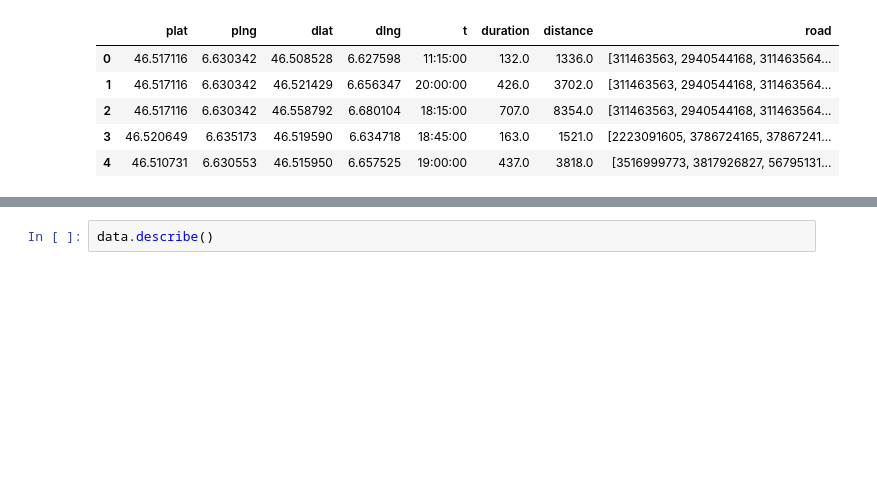
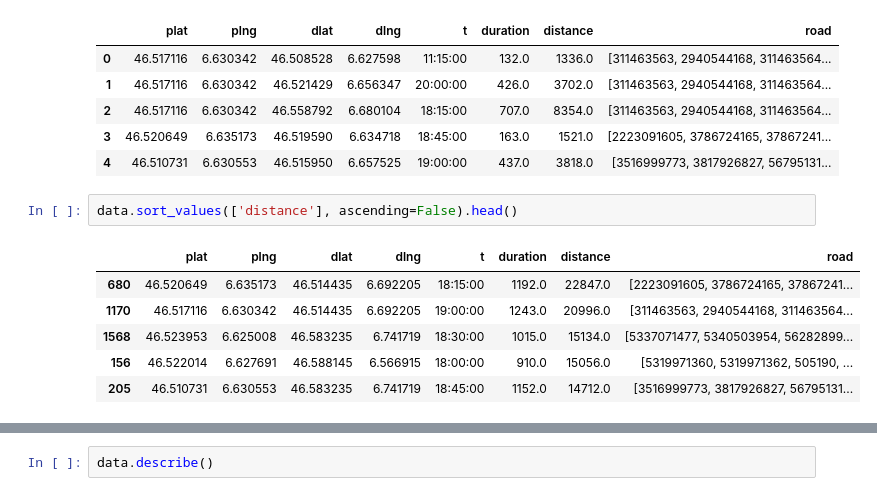
Before and after one commit to davidedidio/dataviz-smood, a Jupyter notebook: notebooks/analysis.ipynb, the cells around one changed output, grey strips where cells are left out. Drawn from its saved outputs; the diff is of its cells as text; blank space fills up the shorter version.

```diff
--- a/notebooks/analysis.ipynb
+++ b/notebooks/analysis.ipynb
@@ -14,3 +14,12 @@ data.head()
 | 2 | 46.517116 | 6.630342 | 46.558792 | 6.680104 | 18:15:00 | 707.0 | 8354.0 | [311463563, 2940544168, 311463564... |
 | 3 | 46.520649 | 6.635173 | 46.519590 | 6.634718 | 18:45:00 | 163.0 | 1521.0 | [2223091605, 3786724165, 37867241... |
 | 4 | 46.510731 | 6.630553 | 46.515950 | 6.657525 | 19:00:00 | 437.0 | 3818.0 | [3516999773, 3817926827, 56795131... |
+# %%
+data.sort_values(['distance'], ascending=False).head()
+# %% [output]
+|  | plat | plng | dlat | dlng | t | duration | distance | road |
+| 680 | 46.520649 | 6.635173 | 46.514435 | 6.692205 | 18:15:00 | 1192.0 | 22847.0 | [2223091605, 3786724165, 37867241... |
+| 1170 | 46.517116 | 6.630342 | 46.514435 | 6.692205 | 19:00:00 | 1243.0 | 20996.0 | [311463563, 2940544168, 311463564... |
+| 1568 | 46.523953 | 6.625008 | 46.583235 | 6.741719 | 18:30:00 | 1015.0 | 15134.0 | [5337071477, 5340503954, 56282899... |
+| 156 | 46.522014 | 6.627691 | 46.588145 | 6.566915 | 18:00:00 | 910.0 | 15056.0 | [5319971360, 5319971362, 505190, ... |
+| 205 | 46.510731 | 6.630553 | 46.583235 | 6.741719 | 18:45:00 | 1152.0 | 14712.0 | [3516999773, 3817926827, 56795131... |
```
Also changed, not shown: parts of 1 cell of this notebook, 2 other files.
